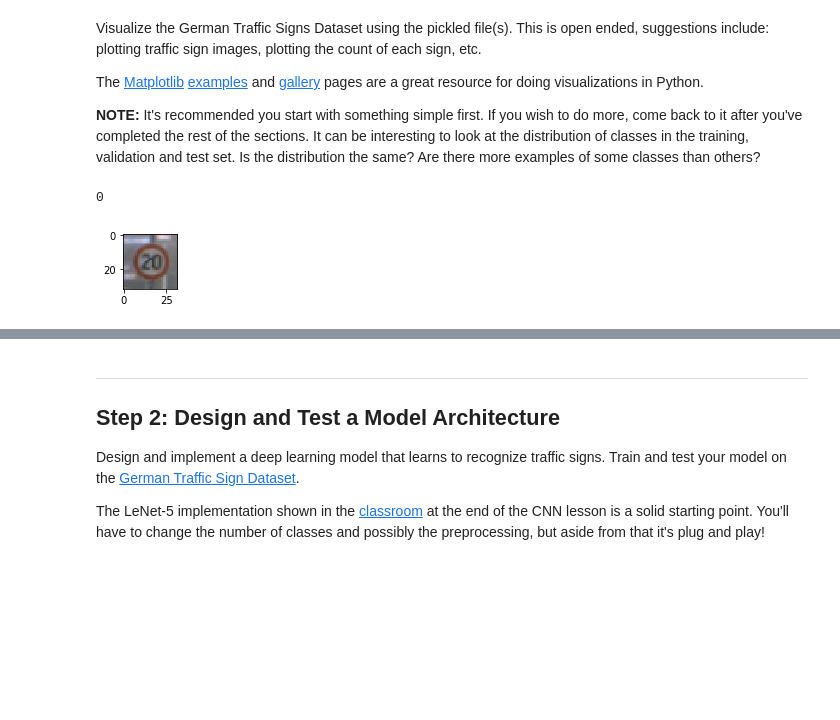
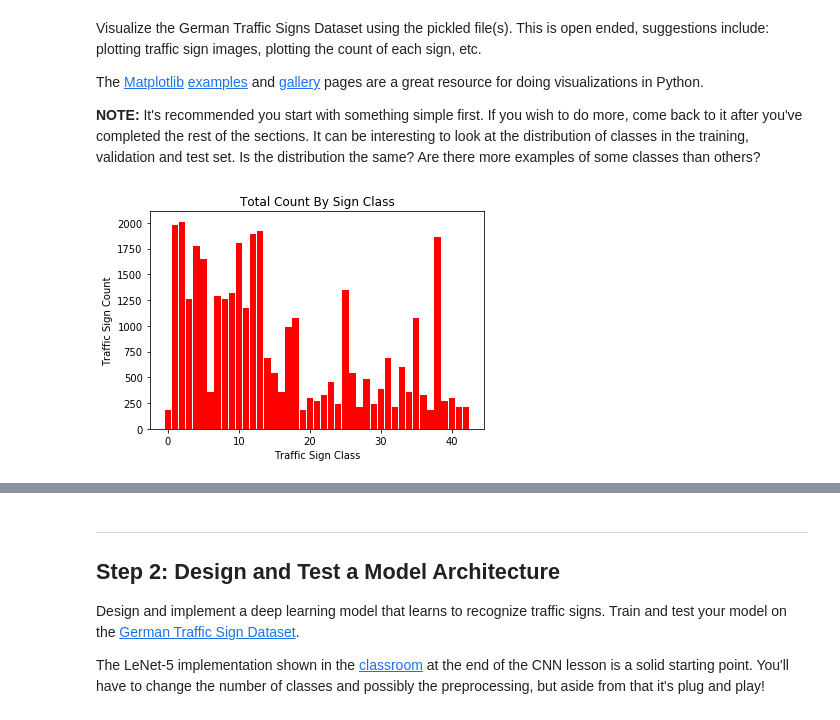
Before and after one commit to peterkinmond/CarND-Traffic-Sign-Classifier-Project, a Jupyter notebook: Traffic_Sign_Classifier.ipynb, the cells around one changed output, grey strips where cells are left out. Cells and saved outputs as stored; diff of their text form; code cells hidden in the pictures; blank space fills up the shorter version.

Commit message:
Added data vis for training data counts

```diff
--- a/Traffic_Sign_Classifier.ipynb
+++ b/Traffic_Sign_Classifier.ipynb
@@ -96,16 +96,34 @@ The [Matplotlib](http://matplotlib.org/) [examples](http://matplotlib.org/exampl
 # %%
 ### Data exploration visualization code goes here.
 ### Feel free to use as many code cells as needed.
 import matplotlib.pyplot as plt
+import numpy as np
 # Visualizations will be shown in the notebook.
 %matplotlib inline
+from collections import Counter, OrderedDict
 
-# TODO: Show total count by sign? Use http://matplotlib.org/examples/api/barchart_demo.html
+# Total count by sign - based on http://matplotlib.org/examples/api/barchart_demo.html
+def draw_bar_chart():
+    sign_counts = Counter(y_train)
+    sign_counts = OrderedDict(sorted(sign_counts.items()))
+#     print(sign_counts)
 
-image = X_train[10000]
-plt.figure(figsize=(1,1))
-plt.imshow(image)
-print(y_train[10000])
+    N = len(sign_counts)
+    values = sign_counts.values()
+
+    ind = np.arange(N) # the x locations for the groups
+    width = 0.9 # the width of the bars
+
+    fig, ax = plt.subplots()
+    rects1 = ax.bar(ind, values, width, color='r')
+
+    # add some text for labels, title and axes ticks
+    ax.set_ylabel('Traffic Sign Count')
+    ax.set_xlabel('Traffic Sign Class')
+    ax.set_title('Total Count By Sign Class')
+    plt.show()
+
+
+draw_bar_chart()
 # %% [output]
-0
-[figure, old version]
+[figure, new version]
```
Also changed, not shown: parts of 2 cells of this notebook.
